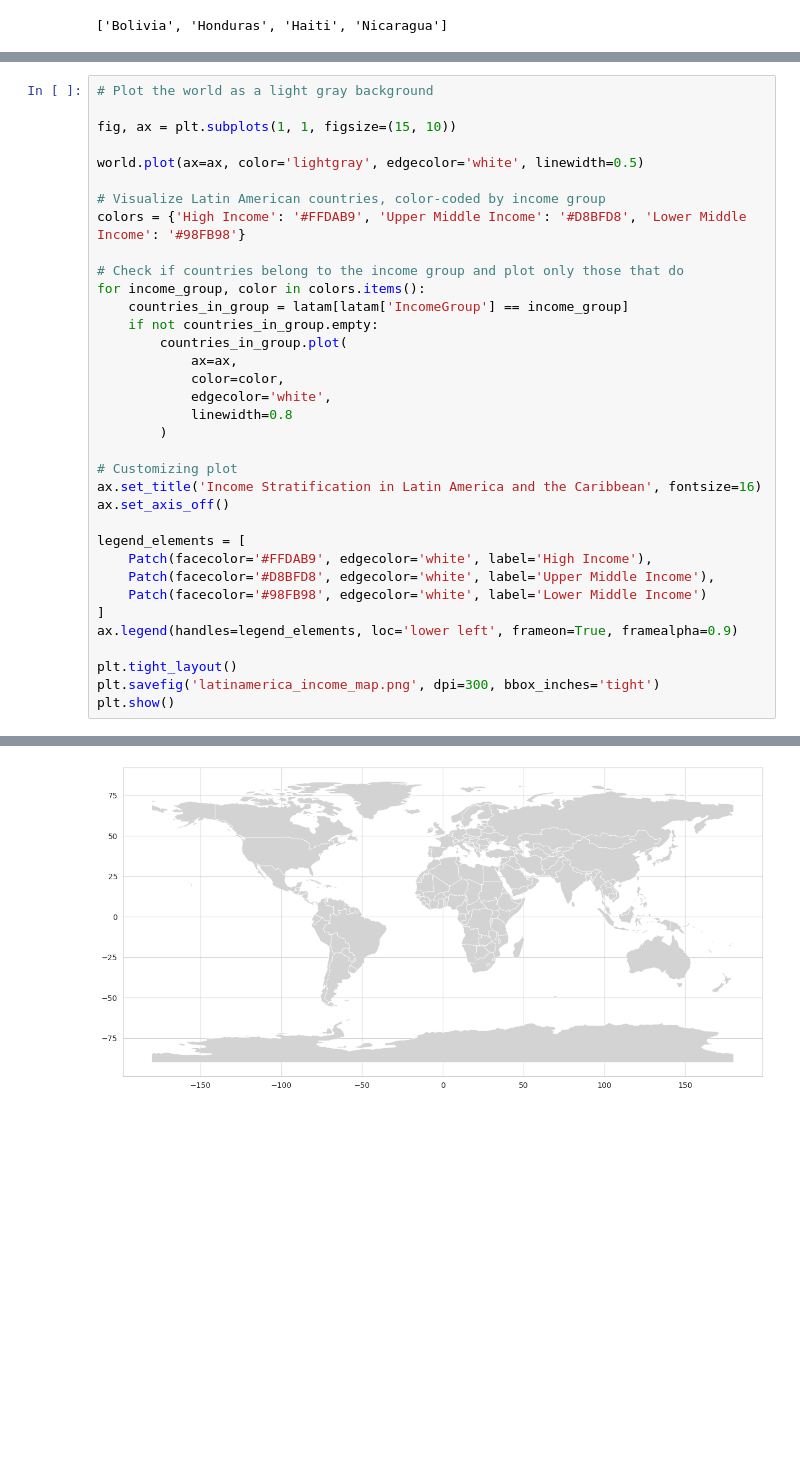
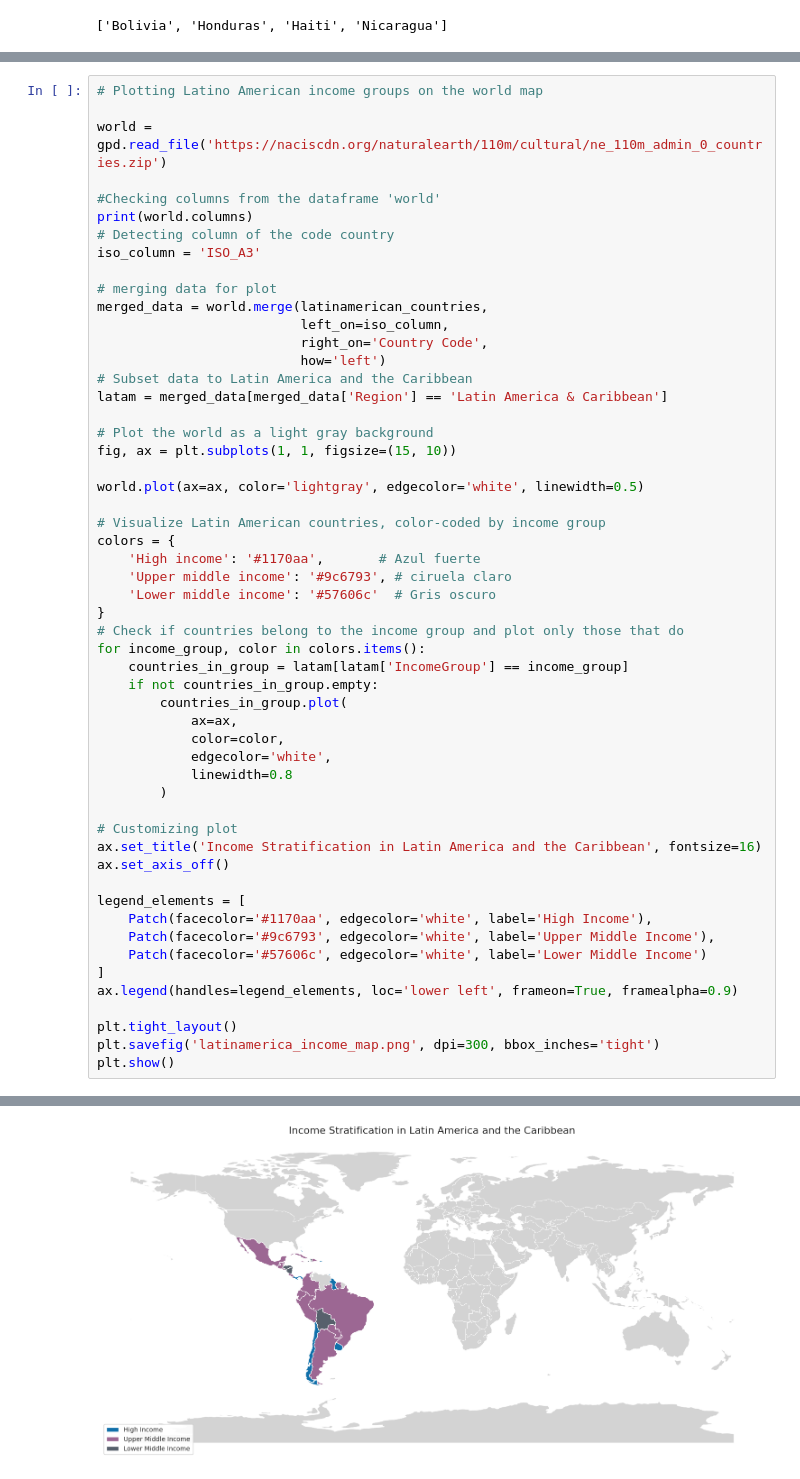
Before and after one commit to andreasoledadguerra/Economic_Inequality_LatinAmerica, a Jupyter notebook: inequality_LA.ipynb, the cells around one changed output, grey strips where cells are left out. Saved outputs shown, nothing was run; the diff lists cells and outputs as text; blank space fills up the shorter version.

```diff
--- a/inequality_LA.ipynb
+++ b/inequality_LA.ipynb
@@ -234,13 +211,32 @@ latam = merged_data[merged_data['Region'] == 'Latin America & Caribbean']
 # %%
+# Plotting Latino American income groups on the world map
+
+world = gpd.read_file('https://naciscdn.org/naturalearth/110m/cultural/ne_110m_admin_0_countries.zip')
+
+#Checking columns from the dataframe 'world'
+print(world.columns)
+# Detecting column of the code country
+iso_column = 'ISO_A3'
+
+# merging data for plot
+merged_data = world.merge(latinamerican_countries,
+                          left_on=iso_column,
+                          right_on='Country Code',
+                          how='left')
+# Subset data to Latin America and the Caribbean
+latam = merged_data[merged_data['Region'] == 'Latin America & Caribbean']
+
 # Plot the world as a light gray background
-
 fig, ax = plt.subplots(1, 1, figsize=(15, 10))
 
 world.plot(ax=ax, color='lightgray', edgecolor='white', linewidth=0.5)
 
 # Visualize Latin American countries, color-coded by income group
-colors = {'High Income': '#FFDAB9', 'Upper Middle Income': '#D8BFD8', 'Lower Middle Income': '#98FB98'}
-
+colors = {
+    'High income': '#1170aa',       # Azul fuerte
+    'Upper middle income': '#9c6793', # ciruela claro
+    'Lower middle income': '#57606c'  # Gris oscuro
+}
 # Check if countries belong to the income group and plot only those that do
 for income_group, color in colors.items():
     countries_in_group = latam[latam['IncomeGroup'] == income_group]
@@ -257,9 +253,9 @@ ax.set_title('Income Stratification in Latin America and the Caribbean', fontsiz
 ax.set_axis_off()
 
 legend_elements = [
-    Patch(facecolor='#FFDAB9', edgecolor='white', label='High Income'),
-    Patch(facecolor='#D8BFD8', edgecolor='white', label='Upper Middle Income'),
-    Patch(facecolor='#98FB98', edgecolor='white', label='Lower Middle Income')
+    Patch(facecolor='#1170aa', edgecolor='white', label='High Income'),
+    Patch(facecolor='#9c6793', edgecolor='white', label='Upper Middle Income'),
+    Patch(facecolor='#57606c', edgecolor='white', label='Lower Middle Income')
 ]
 ax.legend(handles=legend_elements, loc='lower left', frameon=True, framealpha=0.9)
 
@@ -270 +272 @@ plt.show()
-[figure, old version]
+[figure, new version]
```
Also changed, not shown: parts of 9 cells of this notebook.
